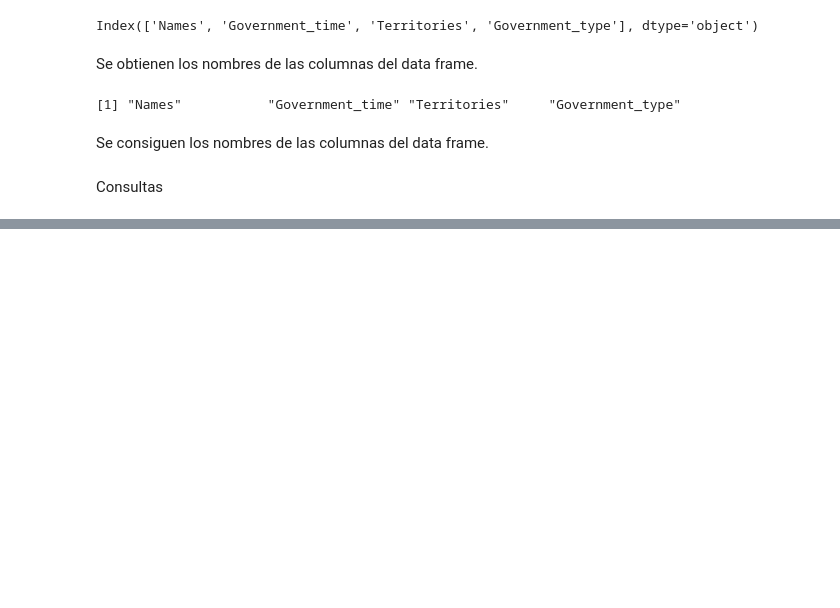
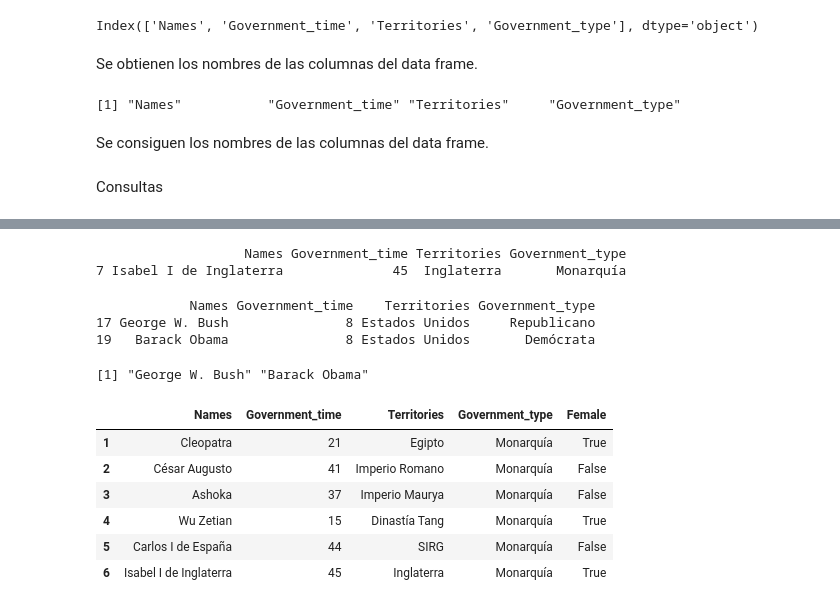
Before and after one commit to LuisPalominoR/Clase-3, a Jupyter notebook: 3b_PROTO.ipynb, the cells around one changed output, grey strips where cells are left out. Drawn from its saved outputs; the diff is of its cells as text; code cells hidden in the pictures; blank space fills up the shorter version.

```diff
--- a/3b_PROTO.ipynb
+++ b/3b_PROTO.ipynb
@@ -919,0 +976,28 @@ Consultas
+# %%
+%%R
+DFR[which.max(DFR$Government_time),]
+# %% [output]
+                   Names Government_time Territories Government_type
+7 Isabel I de Inglaterra              45  Inglaterra       Monarquía
+# %%
+%%R
+DFR[DFR$Government_time==max(DFR$Government_time),]
+# %% [output]
+            Names Government_time    Territories Government_type
+17 George W. Bush               8 Estados Unidos     Republicano
+19   Barack Obama               8 Estados Unidos       Demócrata
+# %%
+%%R
+DFR[DFR$Government_time==max(DFR$Government_time),'Names']
+# %% [output]
+[1] "George W. Bush" "Barack Obama"
+# %%
+DFP_new2[DFP_new2.Government_type=='Monarquía']
+# %% [output]
+|  | Names | Government_time | Territories | Government_type | Female |
+| 1 | Cleopatra | 21 | Egipto | Monarquía | True |
+| 2 | César Augusto | 41 | Imperio Romano | Monarquía | False |
+| 3 | Ashoka | 37 | Imperio Maurya | Monarquía | False |
+| 4 | Wu Zetian | 15 | Dinastía Tang | Monarquía | True |
+| 5 | Carlos I de España | 44 | SIRG | Monarquía | False |
+| 6 | Isabel I de Inglaterra | 45 | Inglaterra | Monarquía | True |
```
Also changed, not shown: parts of 29 cells of this notebook.
